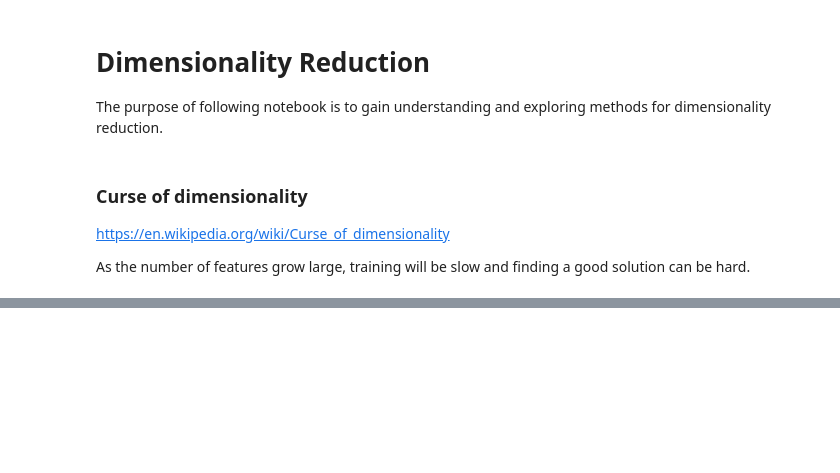
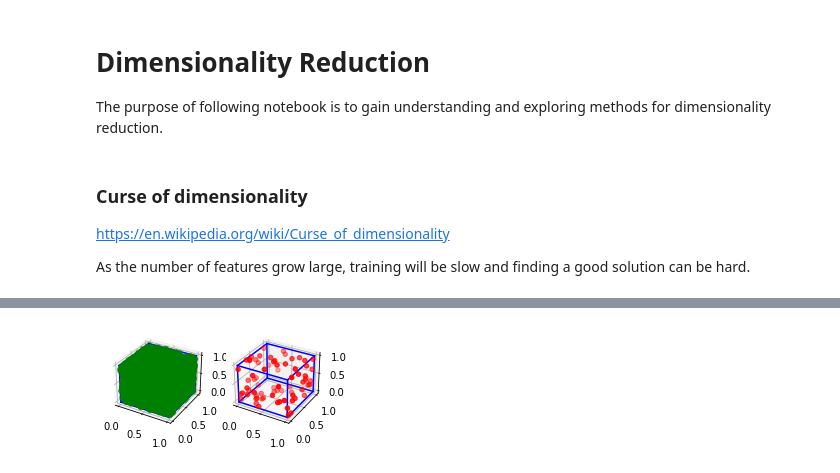
Before and after one commit to AndreasPalmgren/DimensionalityReduction, a Jupyter notebook: Dimensionality Reduction.ipynb, the cells around one changed output, grey strips where cells are left out. Cells and saved outputs as stored; diff of their text form; code cells hidden in the pictures; blank space fills up the shorter version.

```diff
--- a/Dimensionality Reduction.ipynb
+++ b/Dimensionality Reduction.ipynb
@@ -64,0 +75,38 @@ ax.scatter3D(X, Y, Z, c = category);
+# %%
+n = 10000;
+d = 3;
+dt = np.random.uniform(0, 1, size=(n, d));
+
+threshold = 0.001;
+extreme = [];
+for i in range(n):
+    for k in dt[i,:]:
+        if k < threshold or k > 1-threshold:
+            extreme.append(i);
+
+fig = plt.figure()
+
+#ax = fig.add_subplot(132)
+#ax.add_patch(Rectangle((0, 0), 1, 1, color = "blue", fc = "White"))
+#plt.axis('scaled')
+
+# 3D Cube
+ax = fig.add_subplot(132, projection='3d')
+r = [0, 1]
+for s, e in combinations(np.array(list(product(r, r, r))), 2):
+   if np.sum(np.abs(s-e)) == r[1]-r[0]:
+      ax.plot3D(*zip(s, e), color="blue")
+#ax.set_title("{:0.3f}%".format((sum(extreme)/n)*100))
+ax.scatter(dt[:,0], dt[:,1], dt[:,2], zdir='z', c = "green")
+
+ax = fig.add_subplot(133, projection='3d')
+r = [0, 1]
+for s, e in combinations(np.array(list(product(r, r, r))), 2):
+   if np.sum(np.abs(s-e)) == r[1]-r[0]:
+      ax.plot3D(*zip(s, e), color="blue")
+#ax.set_title("{:0.3f}%".format((sum(extreme)/n)*100))
+ax.scatter(dt[extreme,0], dt[extreme,1], dt[extreme,2], zdir='z', c = "red")
+
+plt.show()
+# %% [output]
+[figure, added]
```
Also changed, not shown: parts of 21 cells of this notebook, 1 other file.
